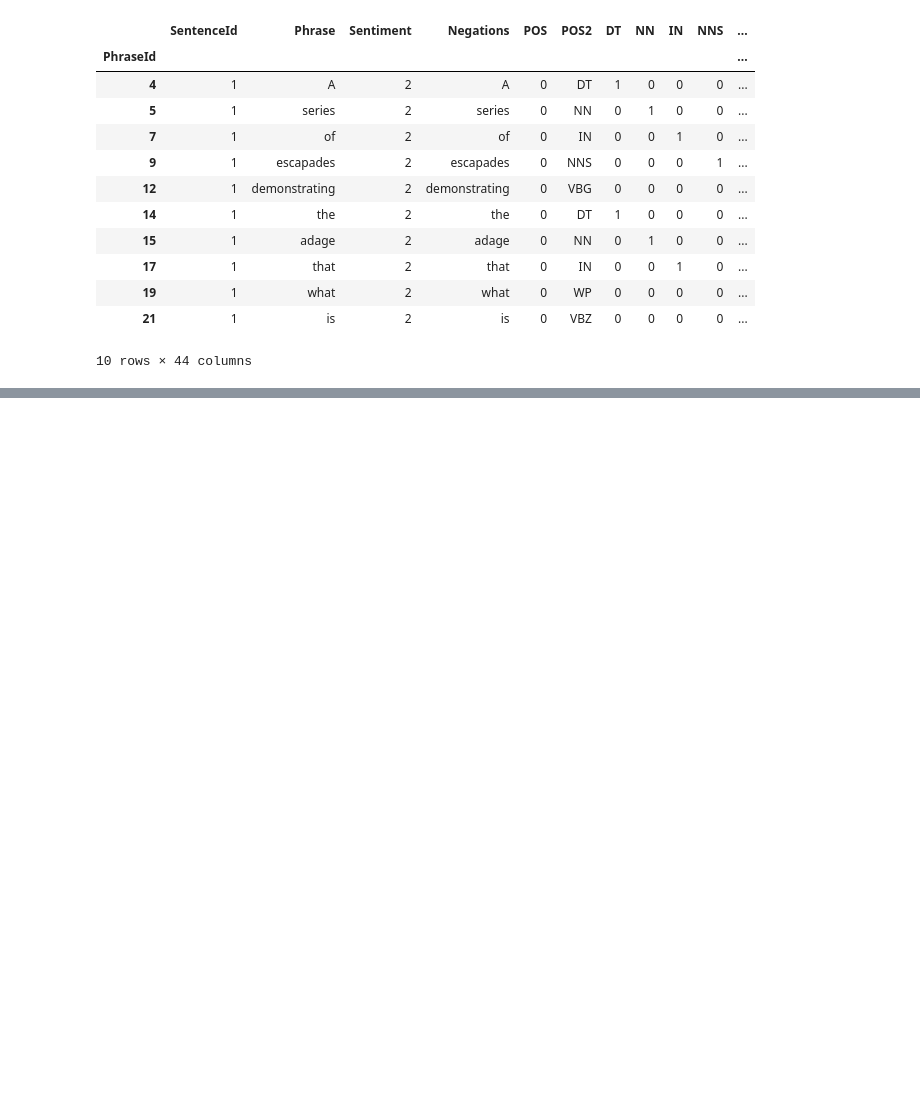
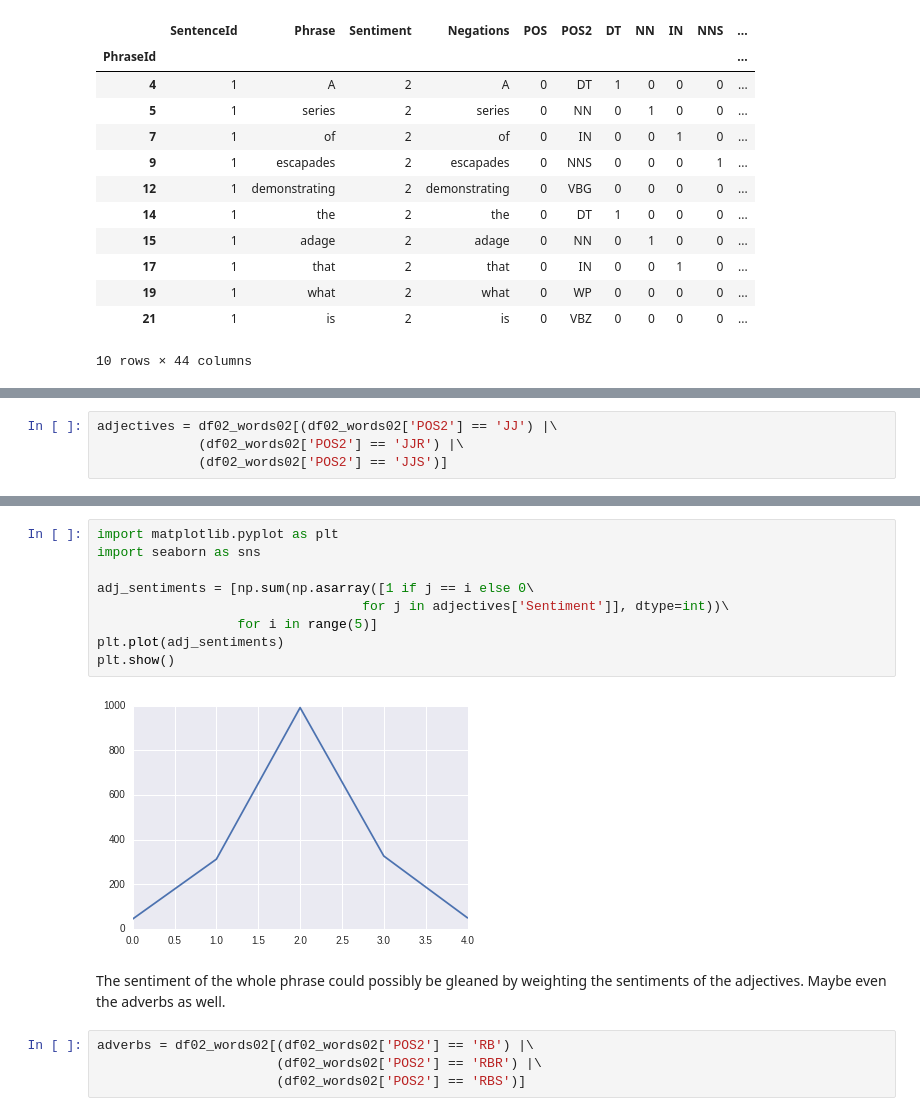
Before and after one commit to paulruvolo/DataScience16CYOA, a Jupyter notebook: Model Iteration 2.ipynb, the cells around one changed output, grey strips where cells are left out. Saved outputs shown, nothing was run; the diff lists cells and outputs as text; blank space fills up the shorter version.

```diff
--- a/Model Iteration 2.ipynb
+++ b/Model Iteration 2.ipynb
@@ -222,0 +226,4 @@ df02_words02.head(10)
+# %%
+adjectives = df02_words02[(df02_words02['POS2'] == 'JJ') |\
+             (df02_words02['POS2'] == 'JJR') |\
+             (df02_words02['POS2'] == 'JJS')]
@@ -222,0 +241,17 @@ df02_words02.head(10)
+# %%
+import matplotlib.pyplot as plt
+import seaborn as sns
+
+adj_sentiments = [np.sum(np.asarray([1 if j == i else 0\
+                                  for j in adjectives['Sentiment']], dtype=int))\
+                  for i in range(5)]
+plt.plot(adj_sentiments)
+plt.show()
+# %% [output]
+[figure, added]
+# %% [markdown]
+The sentiment of the whole phrase could possibly be gleaned by weighting the sentiments of the adjectives. Maybe even the adverbs as well.
+# %%
+adverbs = df02_words02[(df02_words02['POS2'] == 'RB') |\
+                       (df02_words02['POS2'] == 'RBR') |\
+                       (df02_words02['POS2'] == 'RBS')]
```
Also changed, not shown: parts of 8 cells of this notebook.
